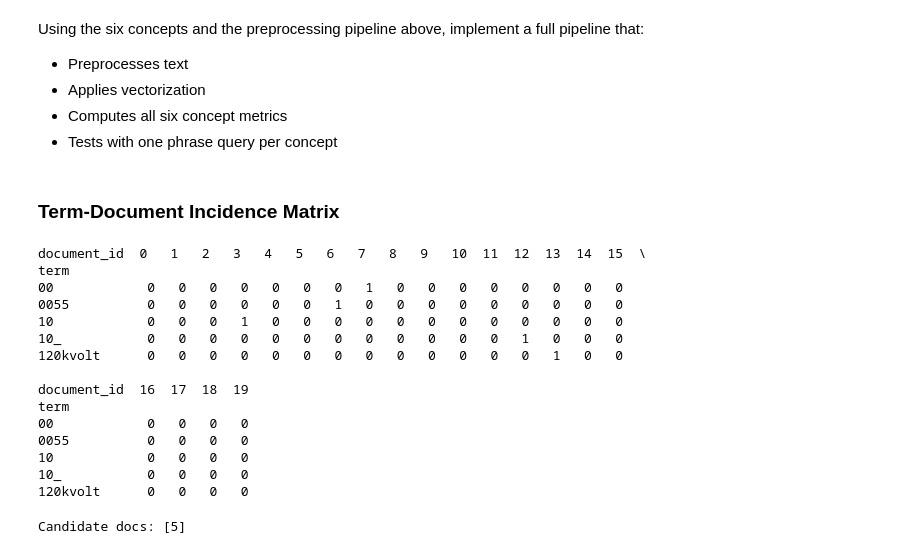
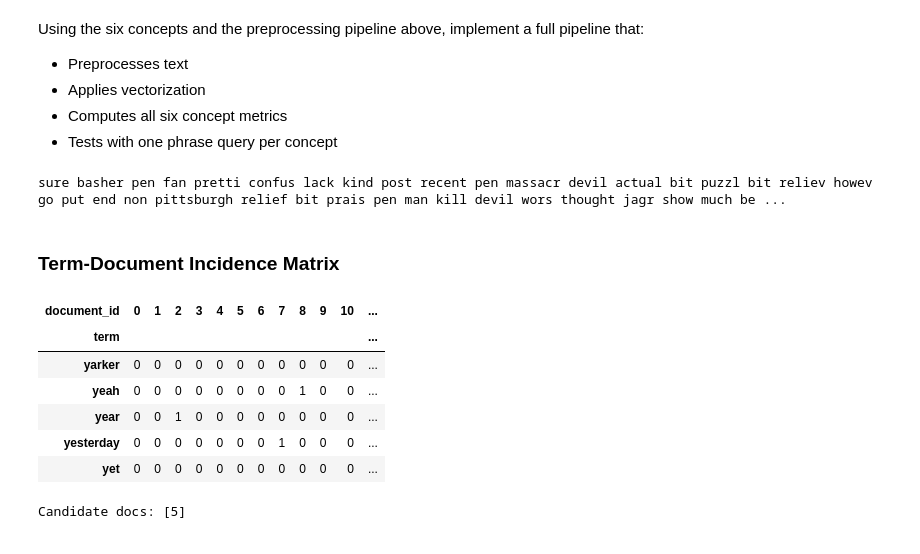
Before and after one commit to tcsgik/PROG8245_Lab7, a Jupyter notebook: IRBasics_VectorSpaceProximity.ipynb, the cells around one changed output. Drawn from its saved outputs; the diff is of its cells as text; code cells hidden in the pictures.

```diff
--- a/IRBasics_VectorSpaceProximity.ipynb
+++ b/IRBasics_VectorSpaceProximity.ipynb
@@ -941,7 +941,8 @@ def load_documents(file_paths):
 
 # load documents to list
 file_paths = sorted_doc_filenames(path=input_dir, prefix="doc", suffix=".txt")
-corpus = load_documents(file_paths)
-print(f"Loaded {len(corpus)} documents.")
+raw_corpus = load_documents(file_paths)
+print(f"Loaded {len(raw_corpus)} documents.")
+print(raw_corpus[0])
 # %% [output]
 Loaded 20 documents.
@@ -951,7 +963,7 @@ Loaded 20 documents.
 
 from typing import List
 def tokenize(text: str) -> List[str]:
-    return text.lower().split()
+    return re.findall(r'\b\w+\b', text.lower())
 
 # Example
 tokenize("Machine Learning is Fun!")
@@ -961,15 +973,14 @@ tokenize("Machine Learning is Fun!")
 ## Step 4: Text Normalization Pipeline
 # %%
 
-import re
 from nltk.corpus import stopwords
 from nltk.stem import PorterStemmer
 
-def normalize(text):
-    text = text.lower()
-    text = re.sub(r'[^a-z\s]', '', text)
-    tokens = text.split()
+def normalize(tokens):
     tokens = [t for t in tokens if t not in stopwords.words('english')]
     stemmer = PorterStemmer()
     tokens = [stemmer.stem(t) for t in tokens]
-    return tokens
+    return " ".join(tokens)
+
+# Example
+normalize(tokenize("Machine Learning is Fun!"))
@@ -982,4 +995,10 @@ Using the six concepts and the preprocessing pipeline above, implement a full pi
 - Applies vectorization
 - Computes all six concept metrics
 - Tests with one phrase query per concept
+# %%
+# Preprocesses text
+corpus = [normalize(tokenize(doc)) for doc in raw_corpus]
+print(corpus[0])
+# %% [output]
+sure basher pen fan pretti confus lack kind post recent pen massacr devil actual bit puzzl bit reliev howev go put end non pittsburgh relief bit prais pen man kill devil wors thought jagr show much be ...
 # %%
@@ -994,29 +1013,21 @@ X = vectorizer.fit_transform(corpus)
 # %%
 # Create the original document-term matrix
 doc_term_df = pd.DataFrame(X.toarray(), columns=vectorizer.get_feature_names_out())
 
 # Transpose to get term-document format
 term_doc_df = doc_term_df.T
 
 # Rename index and columns
 term_doc_df.index.name = 'term'
 term_doc_df.columns.name = 'document_id'
 
-print(term_doc_df.head())
+term_doc_df.tail()
 # %% [output]
-document_id  0   1   2   3   4   5   6   7   8   9   10  11  12  13  14  15  \
-term
-00            0   0   0   0   0   0   0   1   0   0   0   0   0   0   0   0
-0055          0   0   0   0   0   0   1   0   0   0   0   0   0   0   0   0
-10            0   0   0   1   0   0   0   0   0   0   0   0   0   0   0   0
-10_           0   0   0   0   0   0   0   0   0   0   0   0   1   0   0   0
-120kvolt      0   0   0   0   0   0   0   0   0   0   0   0   0   1   0   0
-
-document_id  16  17  18  19
-term
-00            0   0   0   0
-0055          0   0   0   0
-10            0   0   0   0
-10_           0   0   0   0
-120kvolt      0   0   0   0
+| document_id | 0 | 1 | 2 | 3 | 4 | 5 | 6 | 7 | 8 | 9 | 10 | ... |
+| term |  |  |  |  |  |  |  |  |  |  |  | ... |
+| yarker | 0 | 0 | 0 | 0 | 0 | 0 | 0 | 0 | 0 | 0 | 0 | ... |
+| yeah | 0 | 0 | 0 | 0 | 0 | 0 | 0 | 0 | 1 | 0 | 0 | ... |
+| year | 0 | 0 | 1 | 0 | 0 | 0 | 0 | 0 | 0 | 0 | 0 | ... |
+| yesterday | 0 | 0 | 0 | 0 | 0 | 0 | 0 | 1 | 0 | 0 | 0 | ... |
+| yet | 0 | 0 | 0 | 0 | 0 | 0 | 0 | 0 | 0 | 0 | 0 | ... |
 # %%
```
Also changed, not shown: parts of 8 cells of this notebook.
